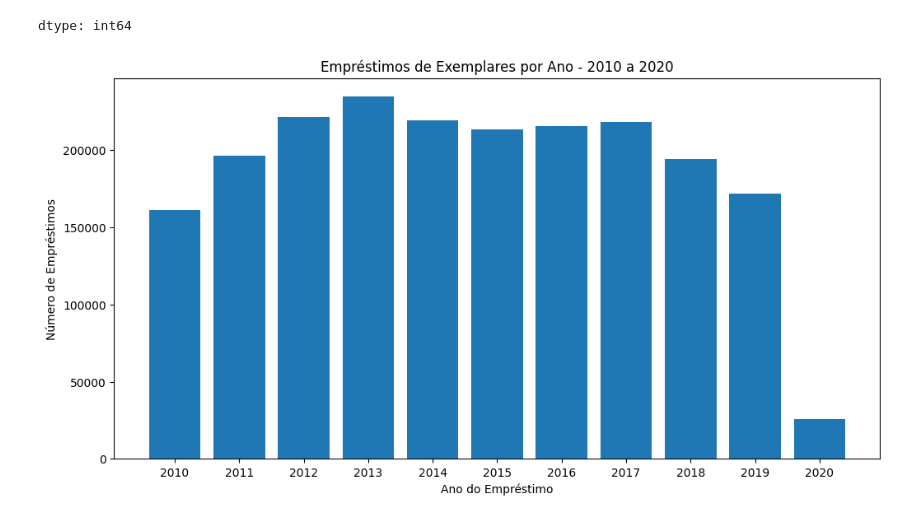
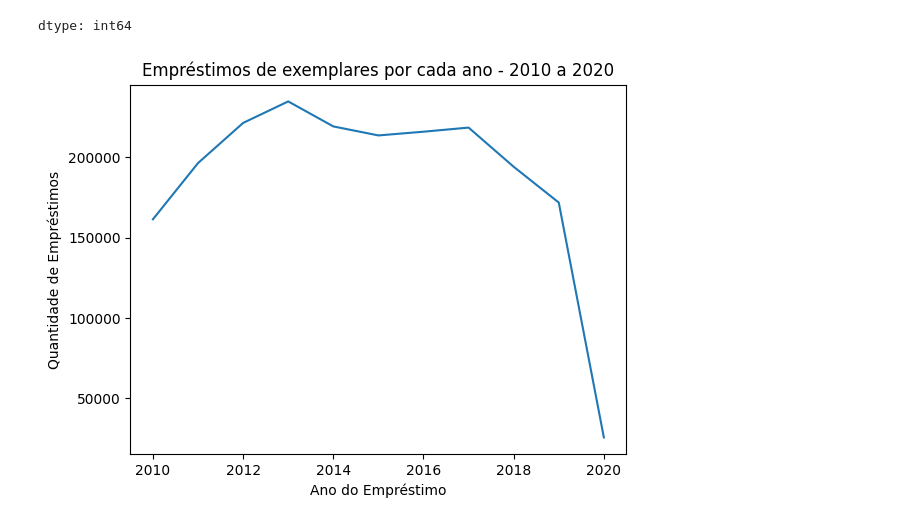
Before and after one commit to mmaia2022/UFRN_BIB, a Jupyter notebook: ufrn_bib_dia_3.ipynb, the cells around one changed output. Saved outputs shown, nothing was run; the diff lists cells and outputs as text; code cells hidden in the pictures.

```diff
--- a/ufrn_bib_dia_3.ipynb
+++ b/ufrn_bib_dia_3.ipynb
@@ -142,18 +142,19 @@ emprestimos_por_ano
 | 2020 | 25610 |
 dtype: int64
 # %%
-# Criando gráfico de barras verticais com eixo x=data_emprestimo e y=id_exemplar, com título 'Emprestimos de exemplares por ano - 2010 a 2020
+# prompt: Criar gráfico de linhas com eixo x=data_emprestimo e y=id_exemplar, com título 'Emprestimos de exemplares por cada ano - 2010 a 2020
 
 import matplotlib.pyplot as plt
 
-# Criar o gráfico de barras
-plt.figure(figsize=(12, 6))  # Ajustar o tamanho do gráfico
-plt.bar(emprestimos_por_ano.index, emprestimos_por_ano.values)
+# Criando o gráfico de linhas
+plt.plot(emprestimos_por_ano.index, emprestimos_por_ano.values)
+
+# Configurando o título e os rótulos dos eixos
+plt.title('Empréstimos de exemplares por cada ano - 2010 a 2020')
 plt.xlabel('Ano do Empréstimo')
-plt.ylabel('Número de Empréstimos')
-plt.title('Empréstimos de Exemplares por Ano - 2010 a 2020')
-plt.xticks(emprestimos_por_ano.index)  # Mostrar todos os anos no eixo x
+plt.ylabel('Quantidade de Empréstimos')
 
+# Exibindo o gráfico
 plt.show()
 # %% [output]
-[figure, old version]
+[figure, new version]
```
